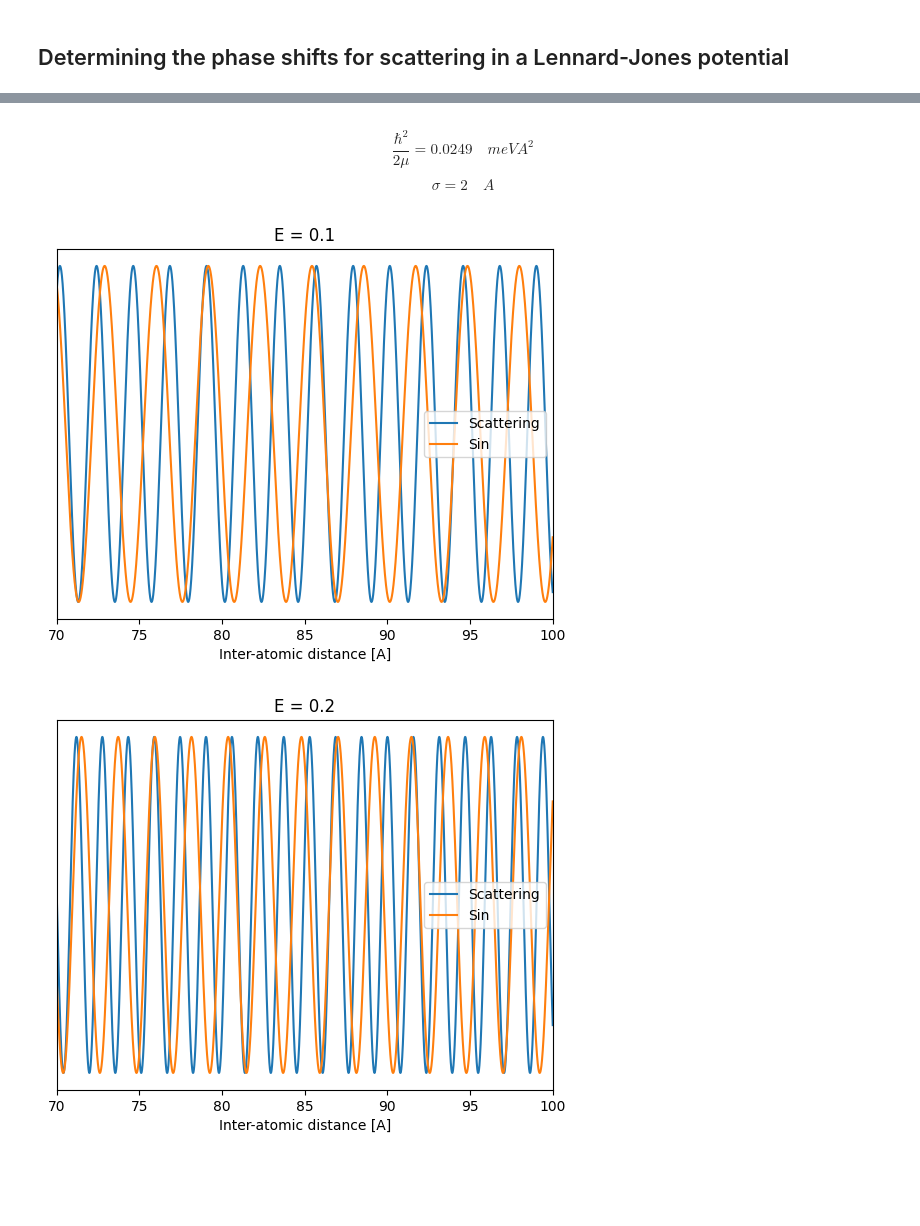
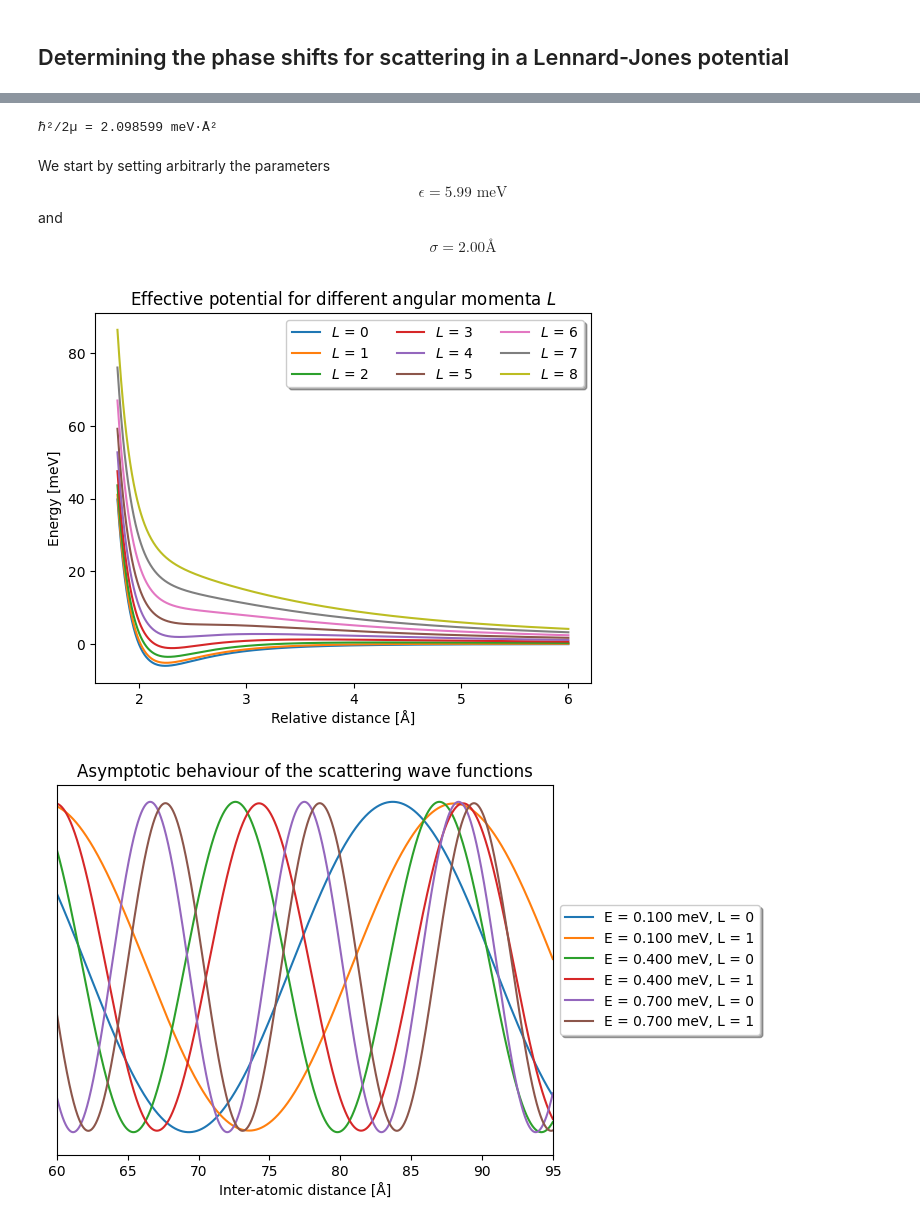
Before and after one commit to ihategoto/physipy, a Jupyter notebook: physipy/notebooks/phase_shifts_scattering.ipynb, the cells around one changed output, grey strips where cells are left out. Saved outputs shown, nothing was run; the diff lists cells and outputs as text; code cells hidden in the pictures; blank space fills up the shorter version.

```diff
--- a/physipy/notebooks/phase_shifts_scattering.ipynb
+++ b/physipy/notebooks/phase_shifts_scattering.ipynb
@@ -13,30 +14,52 @@ import matplotlib.pyplot as plt
-# %% [markdown]
-$$\frac{\hbar^2}{2\mu} = 0.0249 \quad meV A^2$$
-$$\sigma = 2 \quad A$$
+# %%
+m_H  = 1.008 * const.u          # kg
+m_Kr = 83.798 * const.u         # kg
+mu   = m_H * m_Kr / (m_H + m_Kr)  # kg
+
+hbar2_over_2mu = const.hbar**2 / (2 * mu)  # J·m²
+hbar2_over_2mu_meV_A2 = hbar2_over_2mu * 6.242e21 * 1e20
+print(f"ℏ²/2µ = {hbar2_over_2mu_meV_A2:.6f} meV·Å²")
+# %% [output]
+ℏ²/2µ = 2.098599 meV·Å²
+# %% [markdown]
+We start by setting arbitrarly the parameters $$\epsilon = 5.99 \text{ meV}$$ and $$\sigma = 2.00 Å$$
+# %%
+kwargs = {'hbar_squared_over_2_m' : 2.098599, 'sigma' : 2, 'epsilon' : 5.99}
+# %%
+# print the effective potential for different angular momenta
+r = np.linspace(0.9 * kwargs['sigma'], 6, 1000)
+ls = np.arange(0, 9, 1)
+
+plt.title('Effective potential for different angular momenta $L$')
+for _l in ls:
+    plt.plot(r, phys.effective_potential(r, _l, phys.lennard_jones, **kwargs), label = f'$L$ = {_l}')
+
+plt.xlabel('Relative distance [Å]')
+plt.ylabel('Energy [meV]')
+plt.legend(ncols = 3, fancybox = True, shadow = True)
+plt.show()
+# %% [output]
+[figure, added]
 # %%
+# print a few oscillations in the asymptotic regime
 h = 1e-3
 r_max = 100
-sigma = 2
-E = np.arange(0.1, 1, .1)
-kwargs = {'k' : .0249, 'sigma' : sigma, 'epsilon' : 5.99}
+E = np.arange(0.1, 1, .3)
+ls = np.arange(0, 2, 1)
 
-grid = phys.potentials.helper_grid_lj(h, r_max, sigma = 2)
+grid = phys.potentials.helper_grid_lj(h, r_max, sigma = kwargs['sigma'])
 solver = phys.numerics.SolverOpts()
 
-ls = np.arange(0, 1, 1)
+plt.title('Asymptotic behaviour of the scattering wave functions')
+for _E in E:
+    for _l in ls:
+        coord, psi = phys.scattering.integrate_scattering_state(_E, _l, phys.potentials.lennard_jones, grid = grid, solver = solver, **kwargs)
+        plt.plot(coord, psi/np.max(psi), label = f'E = {_E:.3f} meV, L = {_l}')
 
-for l in ls:
-    coord, psi = phys.scattering.integrate_scattering_state(E, l, phys.potentials.lennard_jones, grid = grid, solver = solver, **kwargs)
-    for _psi, _E in zip(psi, E):
-        _psi = phys.scattering.normalize_lj_scattering_state(coord, _psi, sigma = sigma, n = 5)
-        plt.title(f'E = {_E}')
-        plt.plot(coord, np.ravel(_psi), label = 'Scattering')
-        plt.plot(coord, np.sin(phys.wave_vector(_E, **kwargs)*coord), label = "Sin")
-        plt.legend()
-        plt.yticks(ticks = [])
-        plt.xlim([70, 100])
-        plt.xlabel('Inter-atomic distance [A]')
-        plt.show()
+plt.legend(loc = 'center left', ncols = 1, bbox_to_anchor=(1, 0.5), fancybox = True, shadow = True)
+plt.yticks(ticks = [])
+plt.xlim([60, 95])
+plt.xlabel('Inter-atomic distance [Å]')
+plt.show()
 # %% [output]
-[figure, old version]
+[figure, new version]
-[figure, removed]
```
Also changed, not shown: parts of 27 cells of this notebook, 5 other files.
